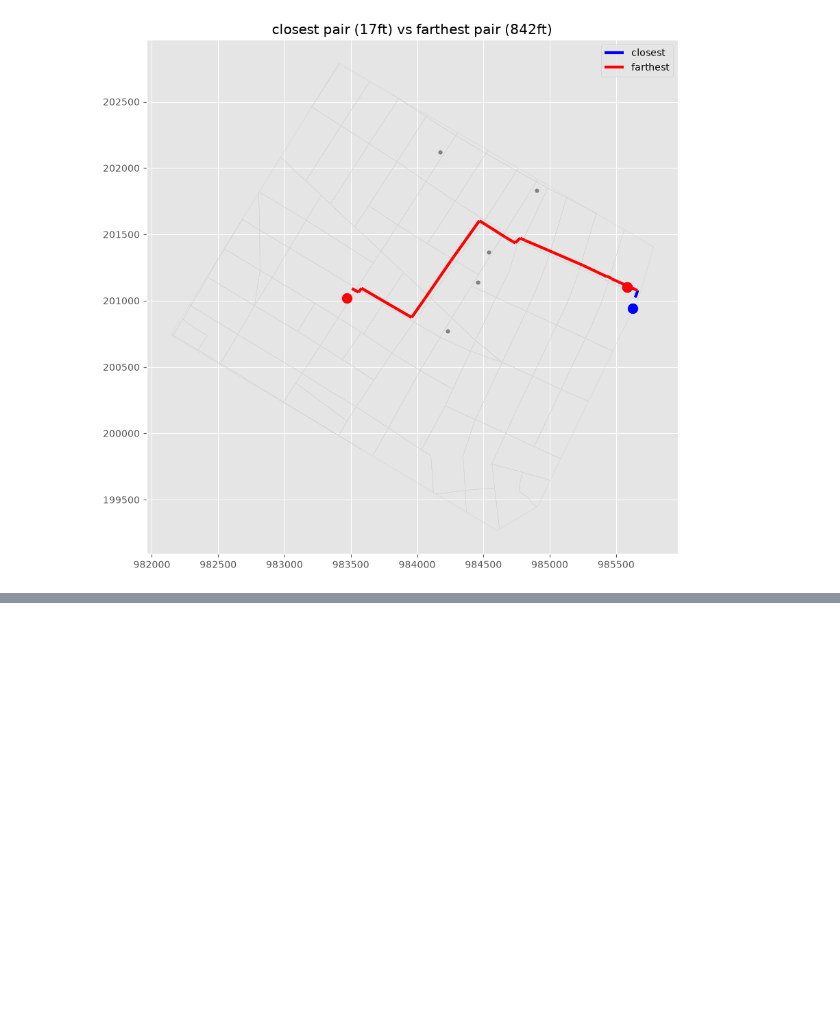
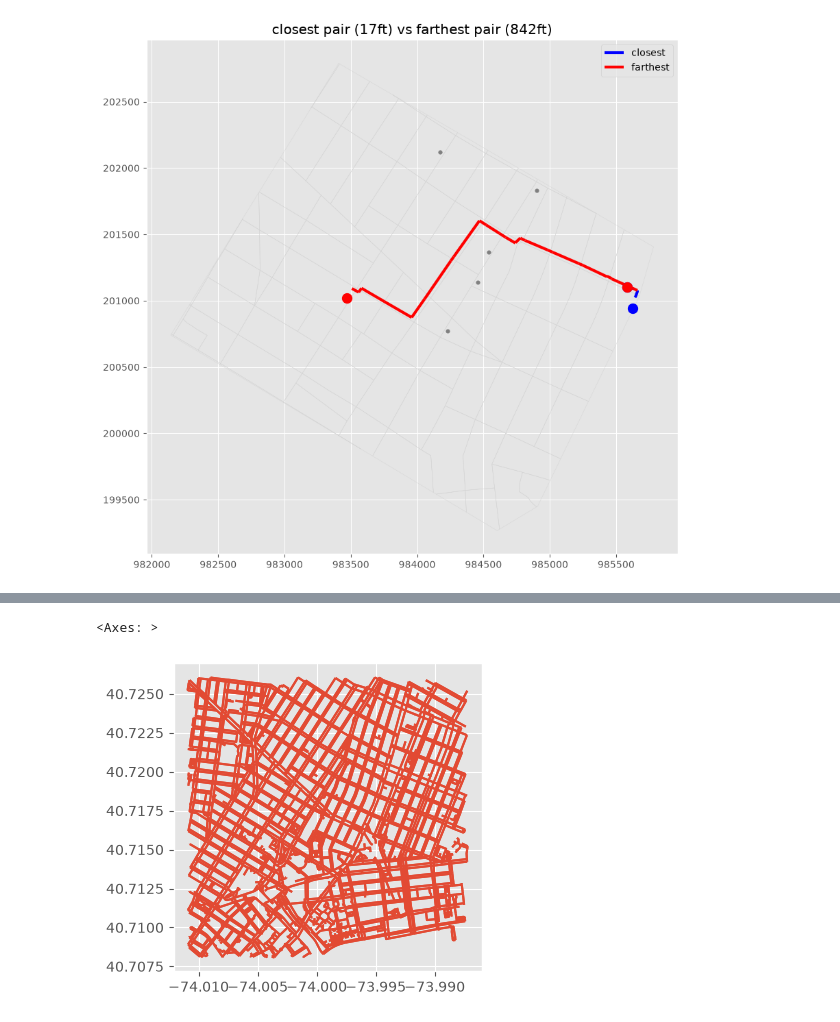
Before and after one commit to rachelshin-works/cdp-mapping-systems, a Jupyter notebook: Assignment_rachel/chinatown_seating_locations.ipynb, the cells around one changed output, grey strips where cells are left out. Drawn from its saved outputs; the diff is of its cells as text; code cells hidden in the pictures; blank space fills up the shorter version.

```diff
--- a/Assignment_rachel/chinatown_seating_locations.ipynb
+++ b/Assignment_rachel/chinatown_seating_locations.ipynb
@@ -588,0 +645,6 @@ plt.show()
+# %%
+point_network = ox.graph_from_address(
+    "210 Canal St, New York, NY 10003",
+    dist=1000,
+    network_type="walk",
+)
@@ -588,0 +655,7 @@ plt.show()
+# %%
+net_nodes, net_edges = ox.graph_to_gdfs(point_network)
+# %%
+net_edges.plot()
+# %% [output]
+<Axes: >
+[figure, added]
```
Also changed, not shown: parts of 29 cells of this notebook, 3 other files.
